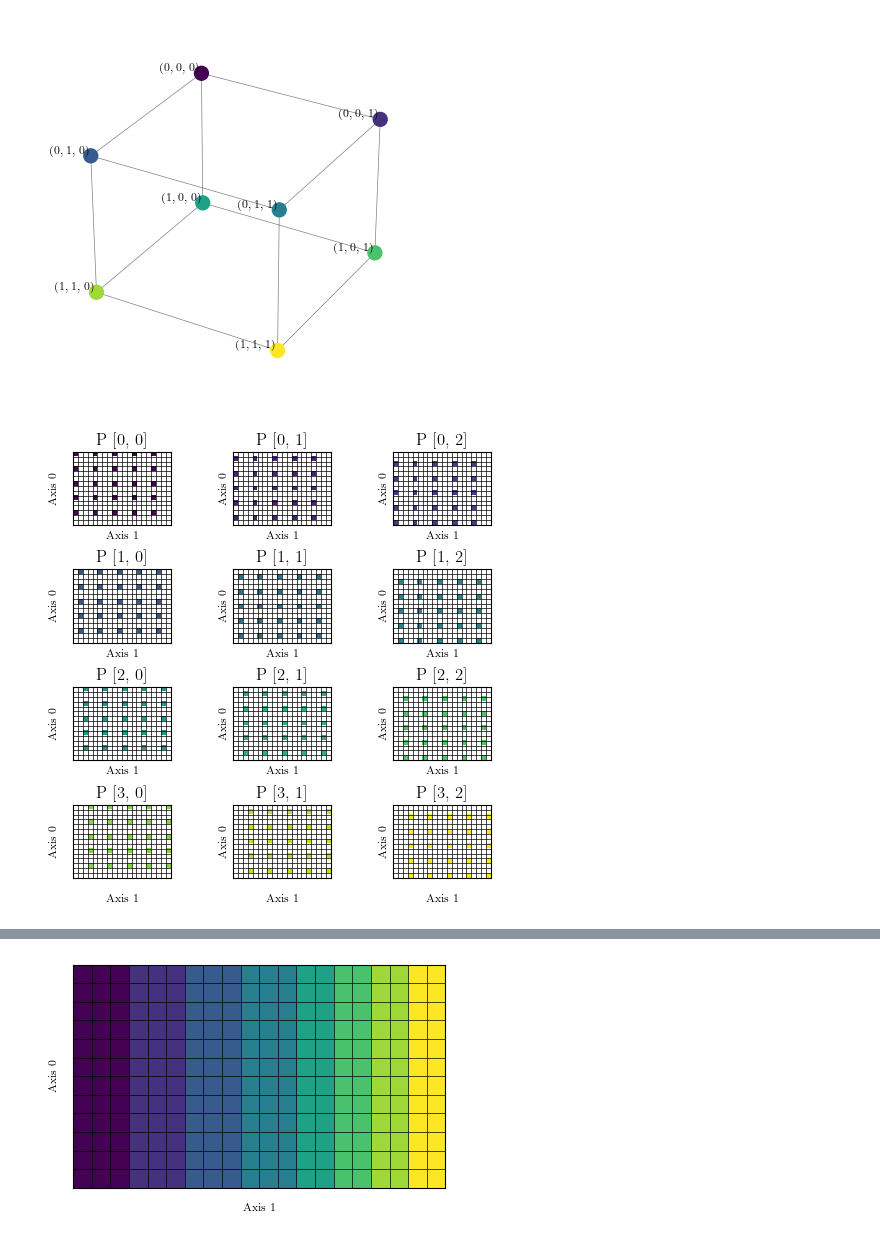
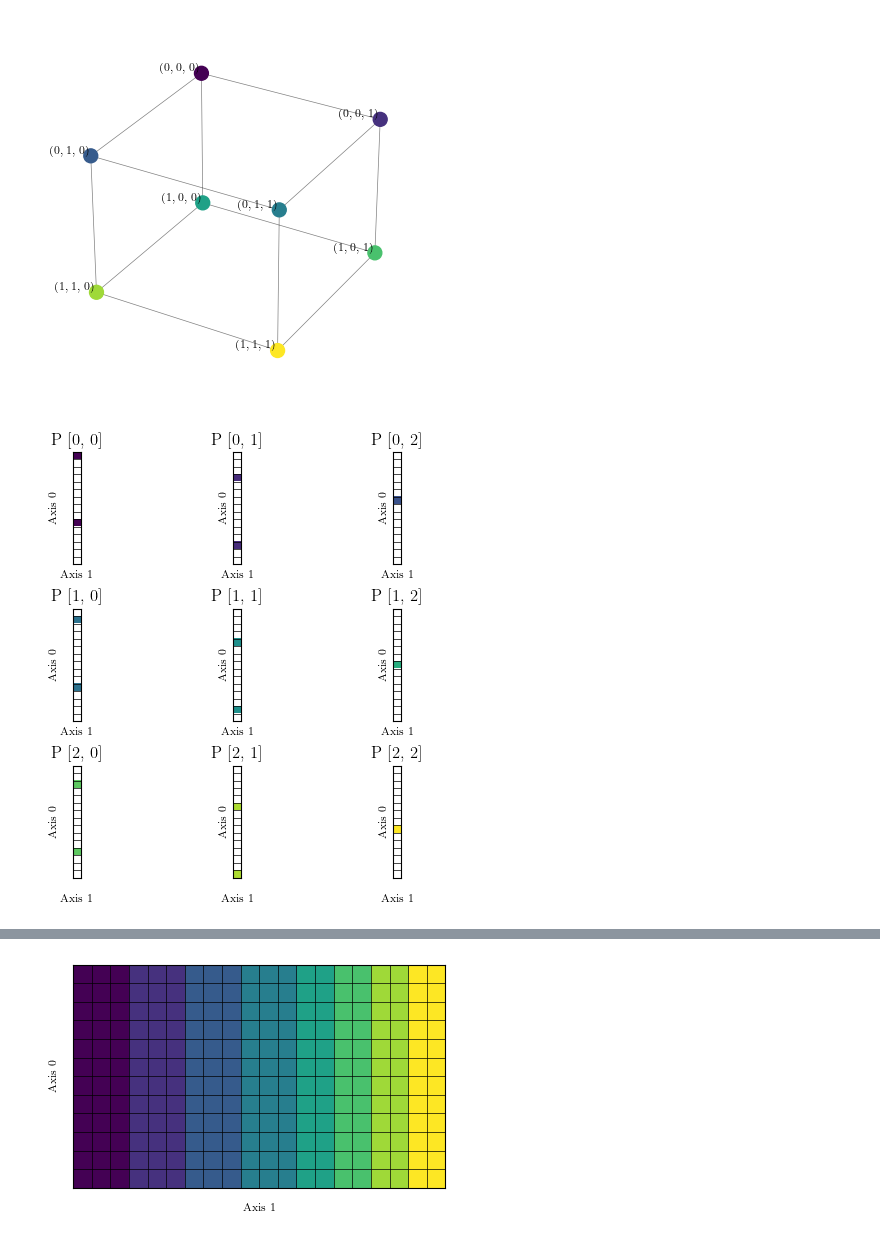
Before and after one commit to Helmholtz-AI-Energy/tensorcraft, a Jupyter notebook: notebooks/viz_basics.ipynb, the cells around one changed output, grey strips where cells are left out. Saved outputs shown, nothing was run; the diff lists cells and outputs as text; code cells hidden in the pictures.

Commit message:
added mpi4py, new plots

```diff
--- a/notebooks/viz_basics.ipynb
+++ b/notebooks/viz_basics.ipynb
@@ -49,25 +51,32 @@ tc.viz.draw_3d_mesh(fig.add_subplot(111, projection="3d"), mesh)
 # %% [output]
 [figure]
 # %%
-mesh = torch.Size((4, 3))
-d = tc.dist.MultiAxisDist(mesh, ((1,), (0,)), (1, 1))
-tensor_shape = torch.Size((15, 20))
+import math
+
+mesh = torch.Size((3, 3))
+d = tc.dist.MultiAxisDist(mesh, ((1, 0), ()), (1, 1))
+tensor_shape = torch.Size((15, 1))
 
 subplot_x = mesh[0]
-subplot_y = (
-    mesh[1] if len(mesh) > 1 else 1
-)
+subplot_y = math.prod(mesh[1:]) if len(mesh) > 1 else 1
 
 fig = plt.figure(layout="constrained")
 gs = fig.add_gridspec(nrows=subplot_x, ncols=subplot_y)
 axs = gs.subplots(
     sharex=True,
     sharey=True,
 )
 
+# print(f"subplot_x: {subplot_x}, subplot_y: {subplot_y}")
+
 for p in range(d.numProcessors):
+    p_midx = d.getProcessorMultiIndex(p)
 
-    p_midx = d.getProcessorMultiIndex(p)
-    tc.viz.draw_2d_processor_view(axs[p_midx[0], p_midx[1]], tensor_shape, d, p)
+    y_idx = tc.multi2linearIndex(mesh[1:], p_midx[1:]) if len(mesh) > 1 else 0
+    # print(f"p_midx: {p_midx}, p: {p}, subplot: {p_midx[0], y_idx}")
+    if len(mesh) == 1:
+        tc.viz.draw_2d_processor_view(axs[p_midx[0]], tensor_shape, d, p)
+    else:
+        tc.viz.draw_2d_processor_view(axs[p_midx[0], y_idx], tensor_shape, d, p)
 # %% [output]
-[figure, old version]
+[figure, new version]
```
Also changed, not shown: parts of 11 cells of this notebook, 5 other files.
